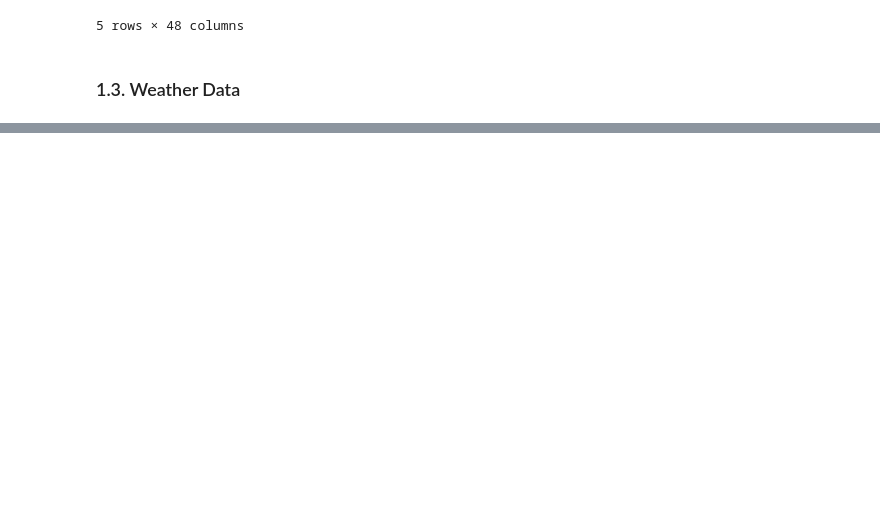
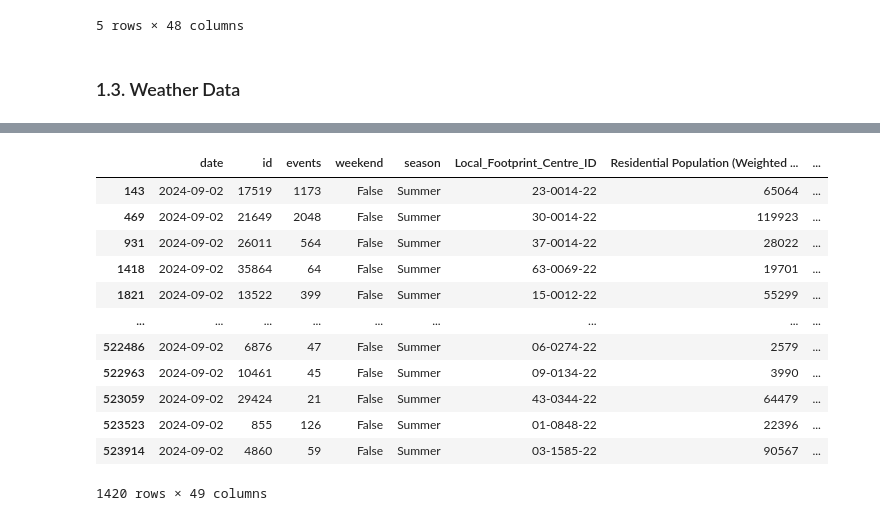
Before and after one commit to stefankrysa/MScDissertation, a Jupyter notebook: preprocessing.ipynb, the cells around one changed output, grey strips where cells are left out. Drawn from its saved outputs; the diff is of its cells as text; code cells hidden in the pictures; blank space fills up the shorter version.

Commit message:
rain code

```diff
--- a/preprocessing.ipynb
+++ b/preprocessing.ipynb
@@ -566,0 +604,59 @@ retail_areas.to_file("retail_areas.gpkg", layer="retail_areas", driver="GPKG")
+# %%
+# convert NetCDF time to date only for matching
+netcdf_dates = pd.to_datetime(rain_ds['time'].values).date
+date_to_time_index = {date: idx for idx, date in enumerate(netcdf_dates)}
+
+# matching retail format
+retail_areas['date'] = retail_areas['date'].dt.date  # extract date
+# ensure geometry is in WGS84
+retail_areas = retail_areas.to_crs("EPSG:4326")
+# %%
+# extract lat/lon and make grid
+lat_grid = rain_ds['latitude'].values  # shape (290, 180)
+lon_grid = rain_ds['longitude'].values  # shape (290, 180)
+# %%
+def get_rainfall_for_polygon(row):
+    poly_date = row['date']
+    if poly_date not in date_to_time_index:
+        return np.nan
+
+    t_idx = date_to_time_index[poly_date]
+    rainfall_t = rainfall.isel(time=t_idx).values  # shape (290, 180)
+
+    centroid = row.geometry.centroid
+    lon_pt, lat_pt = centroid.x, centroid.y  # in EPSG:4326 (WGS84)
+
+    # Calculate squared distance to all grid points
+    dist_sq = (lon_grid - lon_pt)**2 + (lat_grid - lat_pt)**2
+    i, j = np.unravel_index(dist_sq.argmin(), dist_sq.shape)
+
+    # Optional: sanity check bounds
+    if i >= rainfall_t.shape[0] or j >= rainfall_t.shape[1]:
+        return np.nan
+
+    return rainfall_t[i, j]
+# %%
+retail_areas['rainfall'] = retail_areas.apply(get_rainfall_for_polygon, axis=1)
+# %%
+retail_areas['date'] = pd.to_datetime(retail_areas['date'])
+target_date = pd.to_datetime('2024-09-02').date()  # date object
+# Filter retail_areas for the target_date and where rainfall is not NaN
+filtered_rain = retail_areas[
+    (retail_areas['date'].dt.date == target_date) &
+    (~retail_areas['rainfall'].isna())
+]
+display(filtered_rain)
+# %% [output]
+|  | date | id | events | weekend | season | Local_Footprint_Centre_ID | Residential Population (Weighted ... | ... |
+| 143 | 2024-09-02 | 17519 | 1173 | False | Summer | 23-0014-22 | 65064 | ... |
+| 469 | 2024-09-02 | 21649 | 2048 | False | Summer | 30-0014-22 | 119923 | ... |
+| 931 | 2024-09-02 | 26011 | 564 | False | Summer | 37-0014-22 | 28022 | ... |
+| 1418 | 2024-09-02 | 35864 | 64 | False | Summer | 63-0069-22 | 19701 | ... |
+| 1821 | 2024-09-02 | 13522 | 399 | False | Summer | 15-0012-22 | 55299 | ... |
+| ... | ... | ... | ... | ... | ... | ... | ... | ... |
+| 522486 | 2024-09-02 | 6876 | 47 | False | Summer | 06-0274-22 | 2579 | ... |
+| 522963 | 2024-09-02 | 10461 | 45 | False | Summer | 09-0134-22 | 3990 | ... |
+| 523059 | 2024-09-02 | 29424 | 21 | False | Summer | 43-0344-22 | 64479 | ... |
+| 523523 | 2024-09-02 | 855 | 126 | False | Summer | 01-0848-22 | 22396 | ... |
+| 523914 | 2024-09-02 | 4860 | 59 | False | Summer | 03-1585-22 | 90567 | ... |
+1420 rows × 49 columns
```
Also changed, not shown: parts of 7 cells of this notebook.
